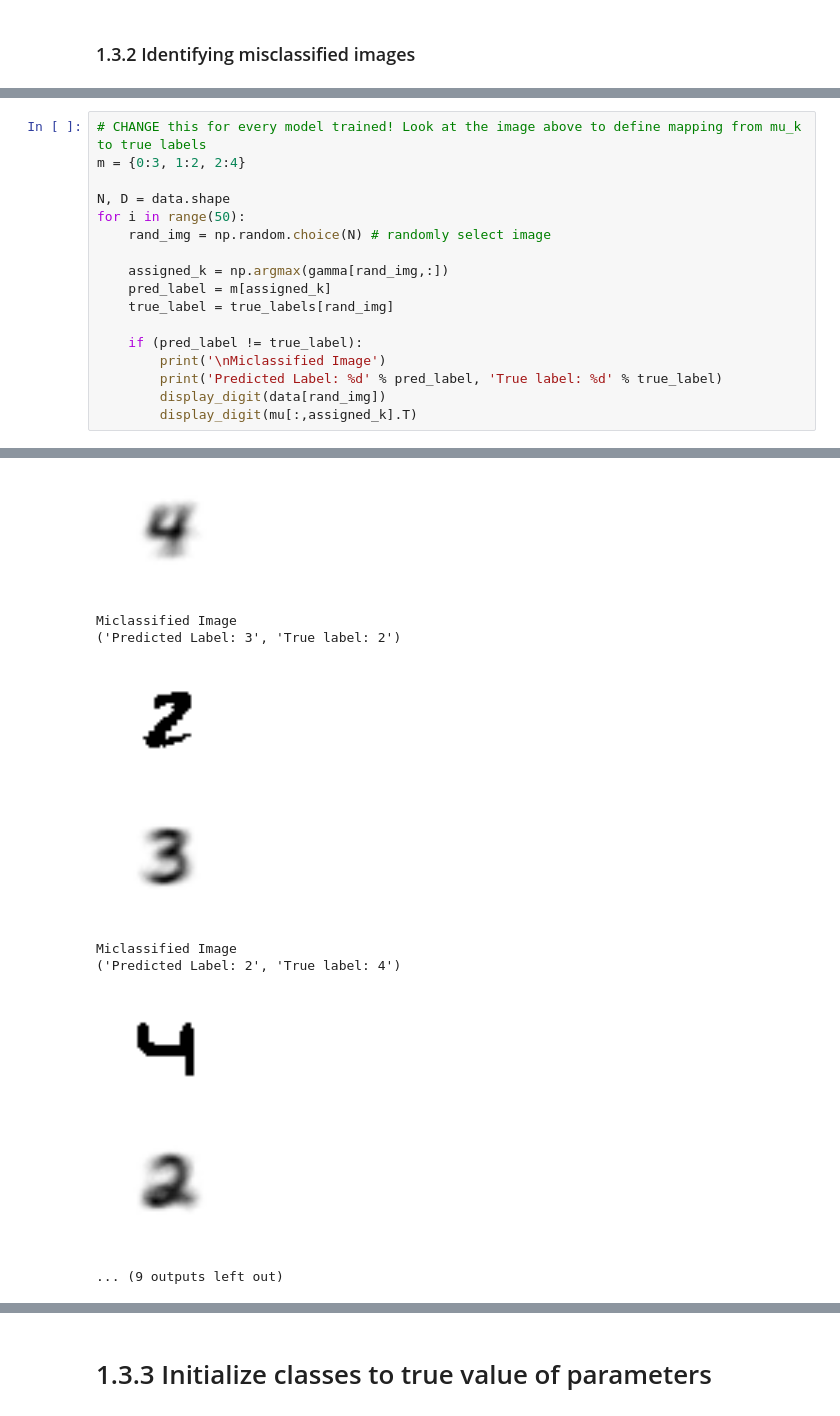
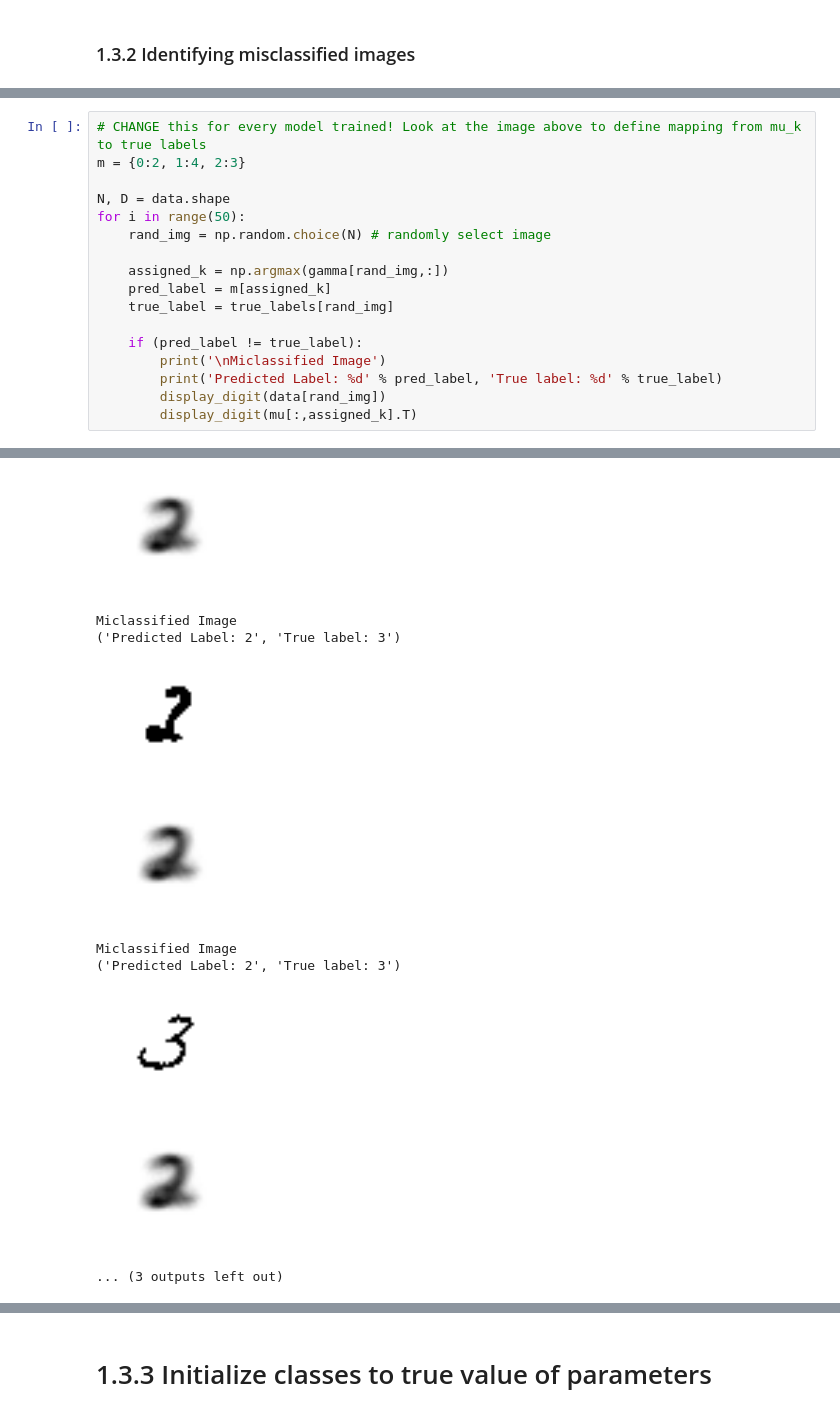
Before and after one commit to danakianfar/machine_learning_2_labs, a Jupyter notebook: lab3/Lab3.ipynb, the cells around one changed output, grey strips where cells are left out. Drawn from its saved outputs; the diff is of its cells as text.

```diff
--- a/lab3/Lab3.ipynb
+++ b/lab3/Lab3.ipynb
@@ -238,6 +242,6 @@ viz_reconstruction(mu, 3)
 # %%
 # CHANGE this for every model trained! Look at the image above to define mapping from mu_k to true labels
-m = {0:3, 1:2, 2:4}
+m = {0:2, 1:4, 2:3}
 
 N, D = data.shape
 for i in range(50):
@@ -263,10 +267,10 @@ Miclassified Image
-[figure, old version]
+[figure, new version]
 Miclassified Image
-('Predicted Label: 3', 'True label: 2')
+('Predicted Label: 2', 'True label: 3')
-[figure, old version]
+[figure, new version]
-[figure, old version]
+[figure, new version]
 Miclassified Image
-('Predicted Label: 2', 'True label: 4')
+('Predicted Label: 2', 'True label: 3')
-[figure, old version]
+[figure, new version]
 [figure]
-... (9 outputs left out)
+... (3 outputs left out)
```
Also changed, not shown: parts of 12 cells of this notebook.
